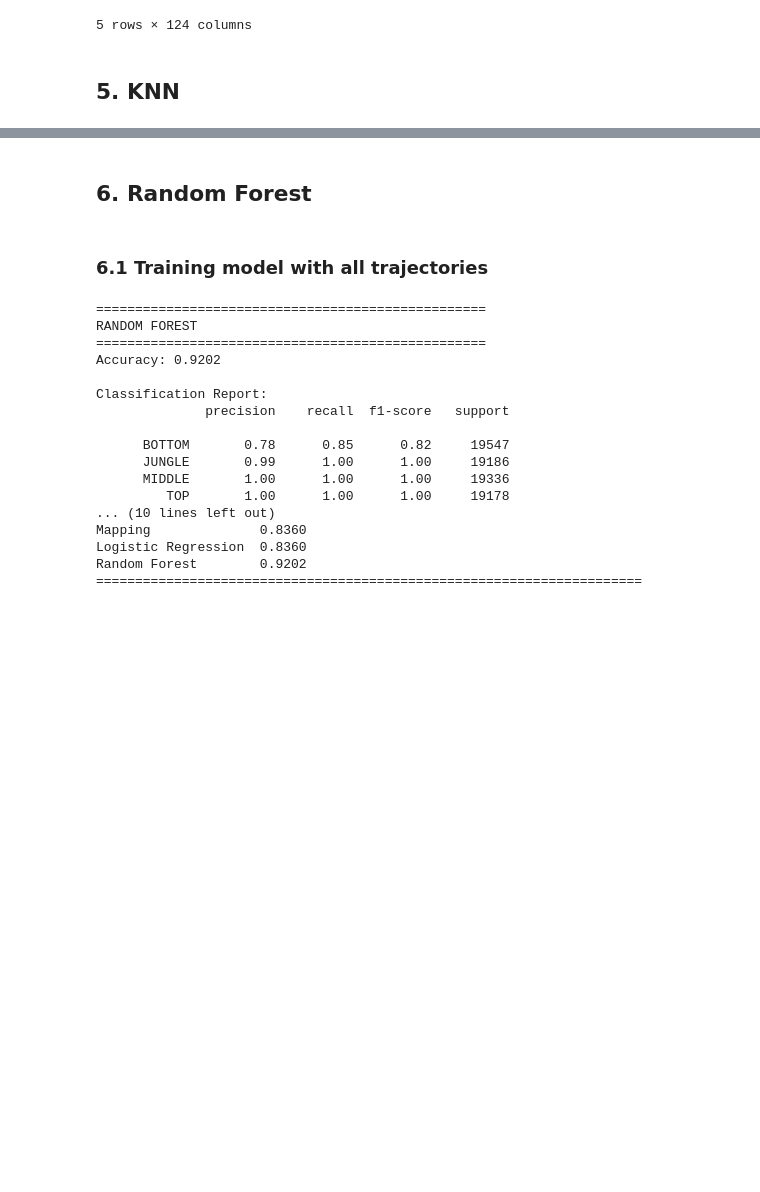
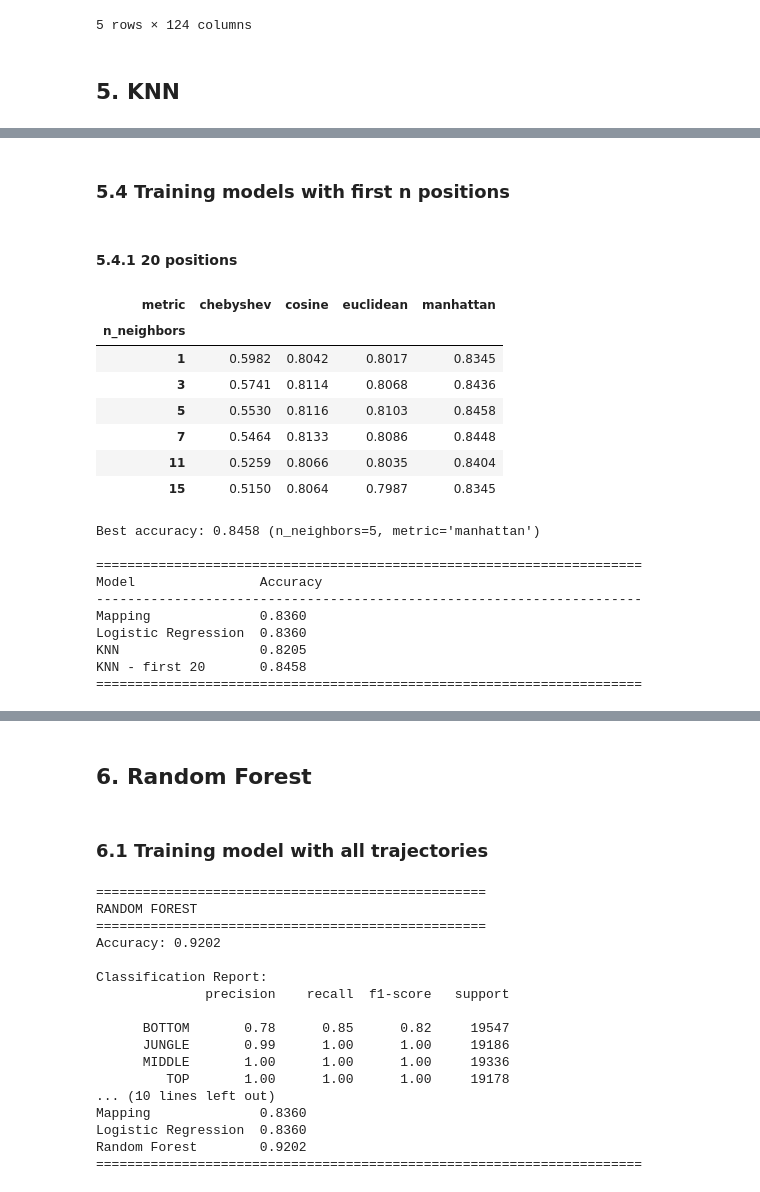
Before and after one commit to Kapponohacco/League-Ml-Project, a Jupyter notebook: src/models.ipynb, the cells around one changed output, grey strips where cells are left out. Saved outputs shown, nothing was run; the diff lists cells and outputs as text; code cells hidden in the pictures; blank space fills up the shorter version.

```diff
--- a/src/models.ipynb
+++ b/src/models.ipynb
@@ -360,0 +454,41 @@ data_deleted.head(5)
+# %% [markdown]
+### 5.4 Training models with first n positions
+# %% [markdown]
+#### 5.4.1 20 positions
+# %%
+position_cols = [f'x{i}' for i in range(1,21)] + [f'y{i}' for i in range(1,21)]
+X = data_deleted[position_cols]
+y = data_deleted['role']
+
+X_sample = X.sample(50000, random_state=random_state)
+y_sample = y.loc[X_sample.index]
+
+acc_knn20 = knn_accuracy_table(X_sample, y_sample)
+
+print("\n" + "="*70)
+print(f"{'Model':<20} {'Accuracy':<15}")
+print("-"*70)
+print(f"{'Mapping':<20} {acc_map:.4f}")
+print(f"{'Logistic Regression':<20} {acc_lr:.4f}")
+print(f"{'KNN':<20} {acc_knn:.4f}")
+print(f"{'KNN - first 20':<20} {acc_knn20:.4f}")
+print("="*70)
+# %% [output]
+| metric | chebyshev | cosine | euclidean | manhattan |
+| n_neighbors |  |  |  |  |
+| 1 | 0.5982 | 0.8042 | 0.8017 | 0.8345 |
+| 3 | 0.5741 | 0.8114 | 0.8068 | 0.8436 |
+| 5 | 0.5530 | 0.8116 | 0.8103 | 0.8458 |
+| 7 | 0.5464 | 0.8133 | 0.8086 | 0.8448 |
+| 11 | 0.5259 | 0.8066 | 0.8035 | 0.8404 |
+| 15 | 0.5150 | 0.8064 | 0.7987 | 0.8345 |
+Best accuracy: 0.8458 (n_neighbors=5, metric='manhattan')
+
+======================================================================
+Model                Accuracy
+----------------------------------------------------------------------
+Mapping              0.8360
+Logistic Regression  0.8360
+KNN                  0.8205
+KNN - first 20       0.8458
+======================================================================
```
Also changed, not shown: parts of 12 cells of this notebook, 1 other file.
